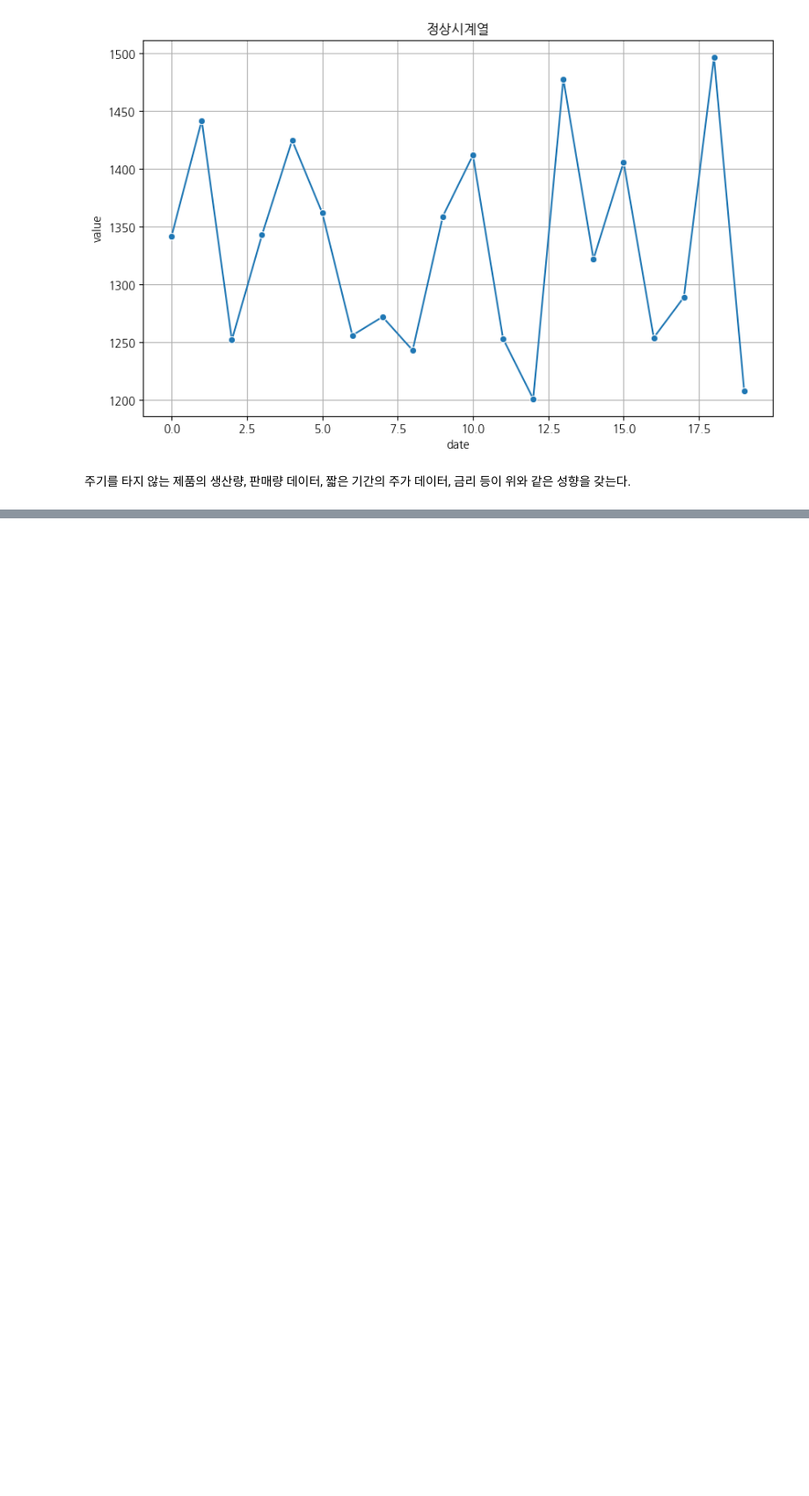
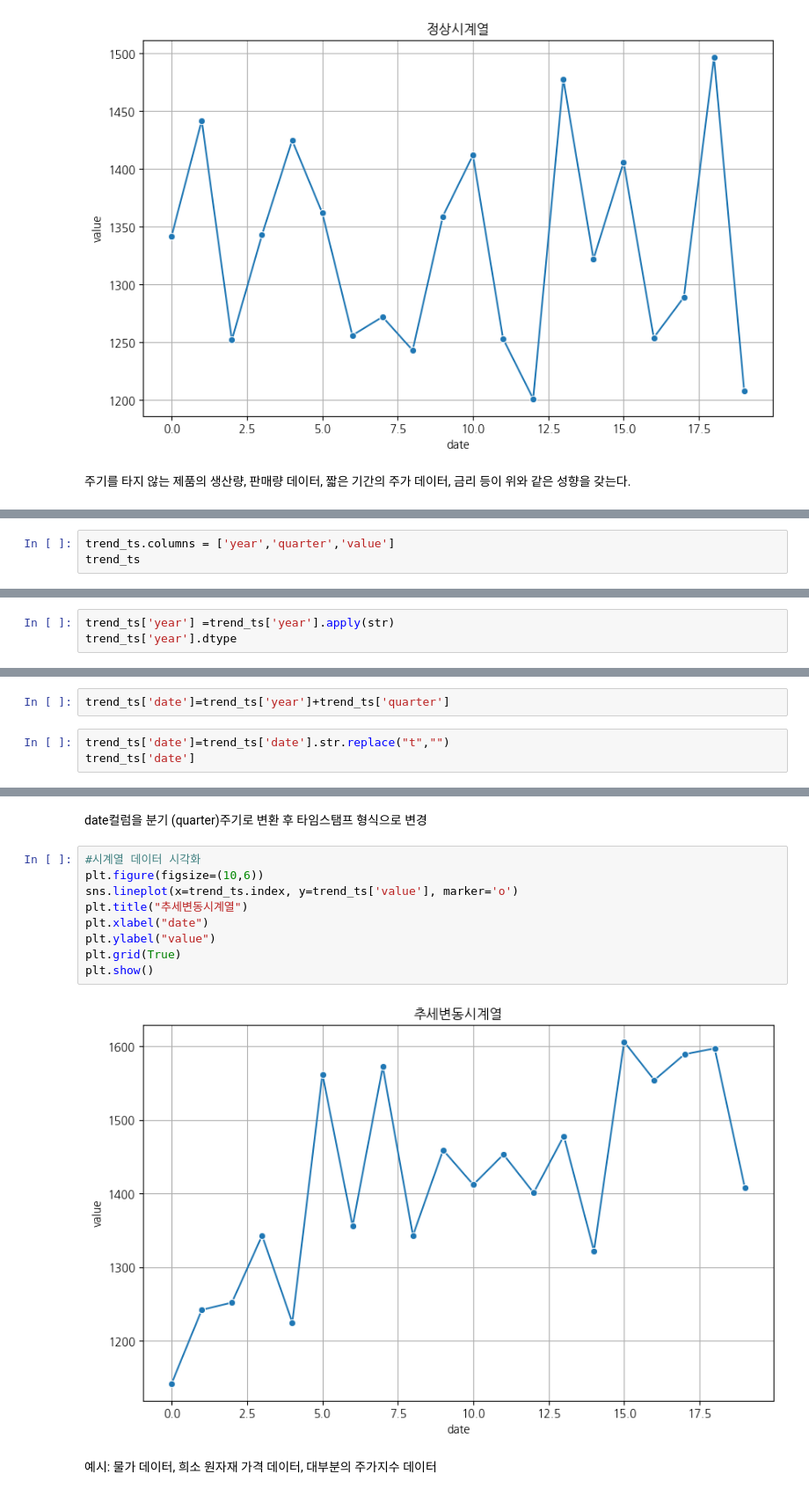
Before and after one commit to haezeong/fintech_service, a Jupyter notebook: 09_time_series/01_시계열기초.ipynb, the cells around one changed output, grey strips where cells are left out. Shown at 88% size. Saved outputs shown, nothing was run; the diff lists cells and outputs as text; blank space fills up the shorter version.

```diff
--- a/09_time_series/01_시계열기초.ipynb
+++ b/09_time_series/01_시계열기초.ipynb
@@ -163,0 +294,3 @@ plt.show()
+# %%
+trend_ts.columns = ['year','quarter','value']
+trend_ts
@@ -163,0 +328,3 @@ plt.show()
+# %%
+trend_ts['year'] =trend_ts['year'].apply(str)
+trend_ts['year'].dtype
@@ -163,0 +333,5 @@ plt.show()
+# %%
+trend_ts['date']=trend_ts['year']+trend_ts['quarter']
+# %%
+trend_ts['date']=trend_ts['date'].str.replace("t","")
+trend_ts['date']
@@ -163,0 +356,15 @@ plt.show()
+# %% [markdown]
+date컬럼을 분기 (quarter)주기로 변환 후 타임스탬프 형식으로 변경
+# %%
+#시계열 데이터 시각화
+plt.figure(figsize=(10,6))
+sns.lineplot(x=trend_ts.index, y=trend_ts['value'], marker='o')
+plt.title("추세변동시계열")
+plt.xlabel("date")
+plt.ylabel("value")
+plt.grid(True)
+plt.show()
+# %% [output]
+[figure, added]
+# %% [markdown]
+예시: 물가 데이터, 희소 원자재 가격 데이터, 대부분의 주가지수 데이터
```
Also changed, not shown: parts of 45 cells of this notebook, 3 other files.
